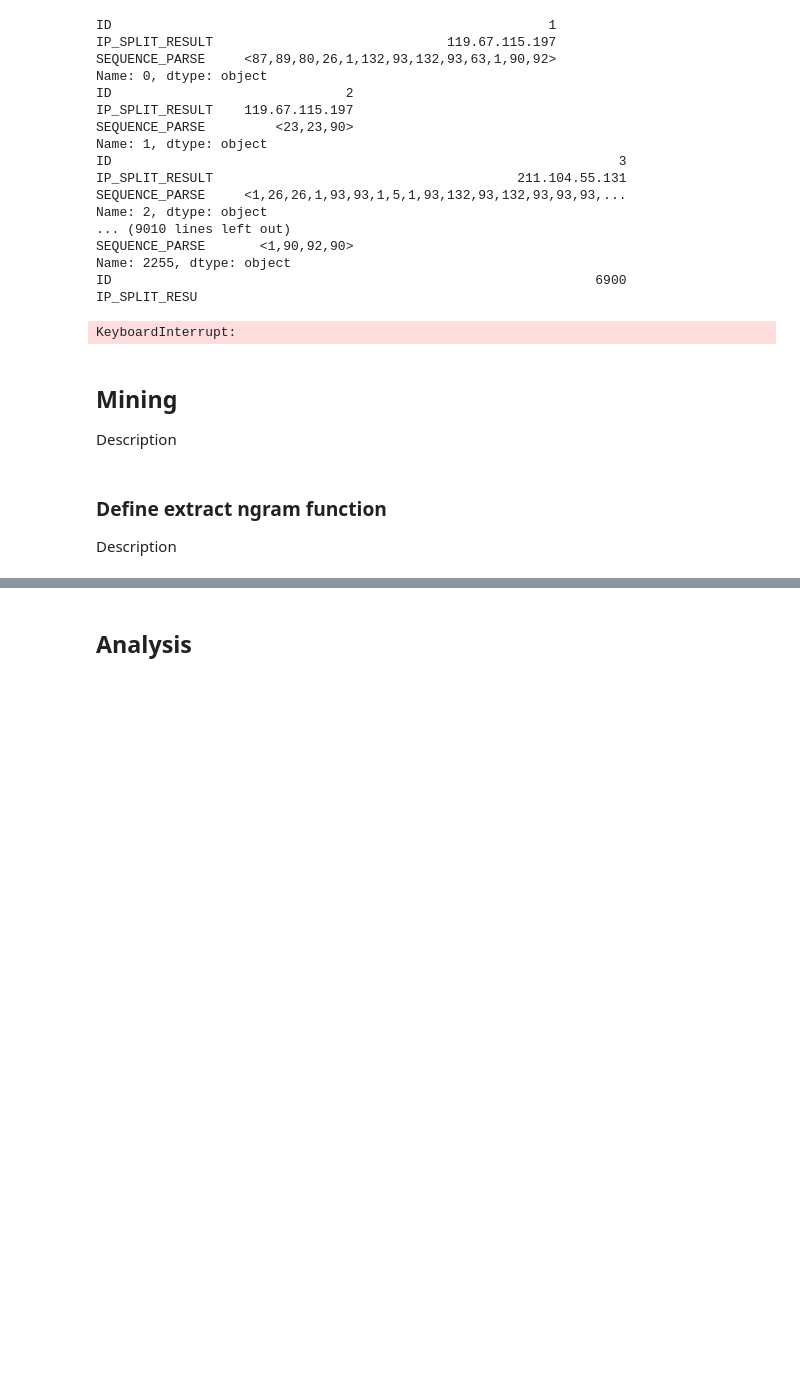
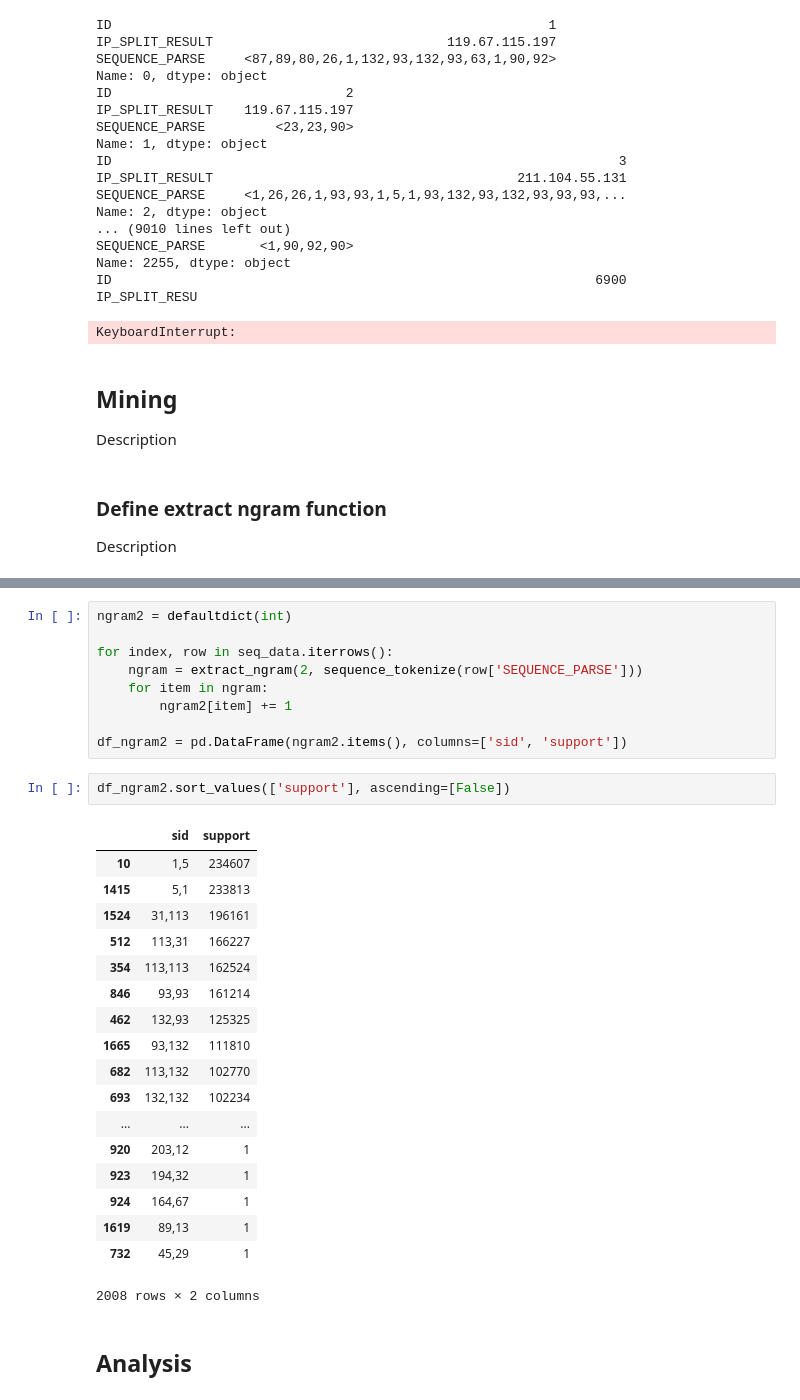
Before and after one commit to OrangeNebula/momsitter-notebook, a Jupyter notebook: 01-momsitter-sequence-analysis.ipynb, the cells around one changed output, grey strips where cells are left out. Drawn from its saved outputs; the diff is of its cells as text; blank space fills up the shorter version.

```diff
--- a/01-momsitter-sequence-analysis.ipynb
+++ b/01-momsitter-sequence-analysis.ipynb
@@ -110,2 +124,32 @@ Description
+# %%
+ngram2 = defaultdict(int)
+
+for index, row in seq_data.iterrows():
+    ngram = extract_ngram(2, sequence_tokenize(row['SEQUENCE_PARSE']))
+    for item in ngram:
+        ngram2[item] += 1
+
+df_ngram2 = pd.DataFrame(ngram2.items(), columns=['sid', 'support'])
+# %%
+df_ngram2.sort_values(['support'], ascending=[False])
+# %% [output]
+|  | sid | support |
+| 10 | 1,5 | 234607 |
+| 1415 | 5,1 | 233813 |
+| 1524 | 31,113 | 196161 |
+| 512 | 113,31 | 166227 |
+| 354 | 113,113 | 162524 |
+| 846 | 93,93 | 161214 |
+| 462 | 132,93 | 125325 |
+| 1665 | 93,132 | 111810 |
+| 682 | 113,132 | 102770 |
+| 693 | 132,132 | 102234 |
+| ... | ... | ... |
+| 920 | 203,12 | 1 |
+| 923 | 194,32 | 1 |
+| 924 | 164,67 | 1 |
+| 1619 | 89,13 | 1 |
+| 732 | 45,29 | 1 |
+2008 rows × 2 columns
 # %% [markdown]
 ## Analysis
```
Also changed, not shown: parts of 8 cells of this notebook.
